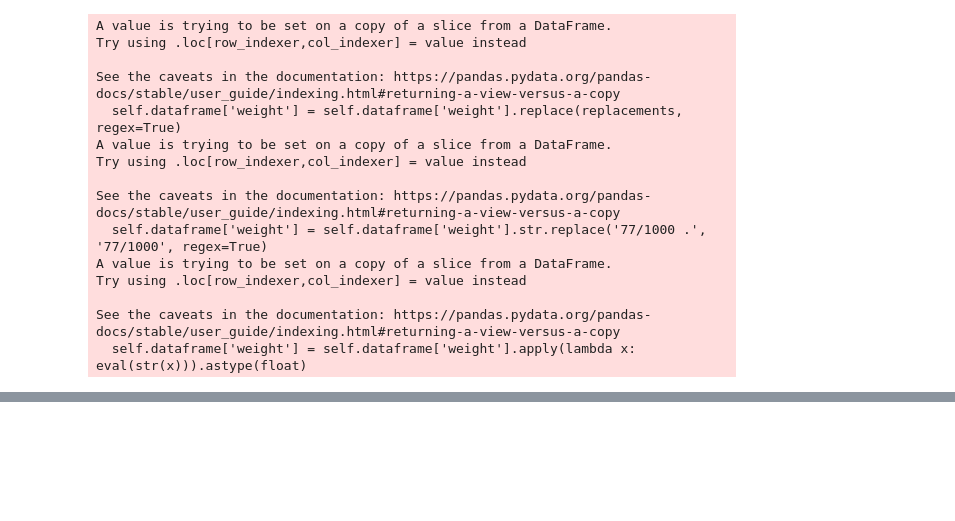
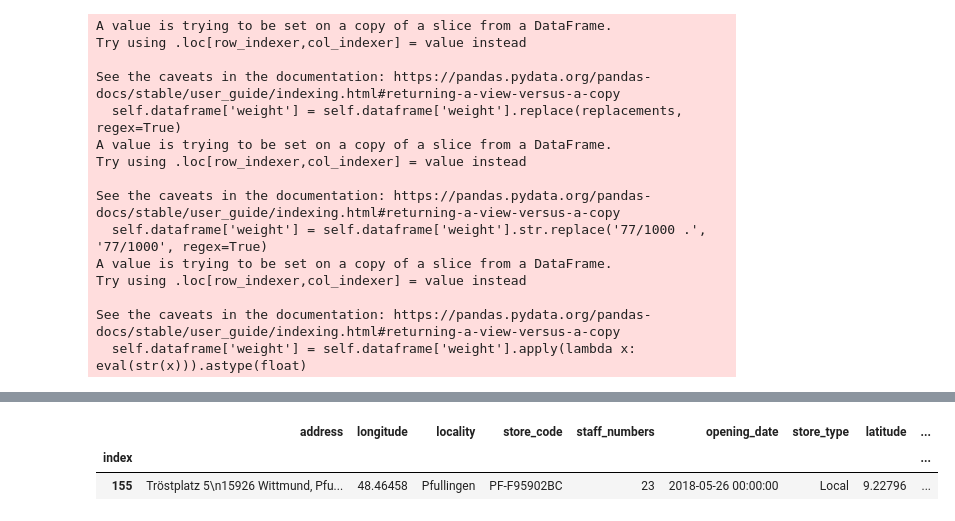
Before and after one commit to KannanThuvakaran/AiCore-Multinational-Retail-Data-Centralisation, a Jupyter notebook: practice.ipynb, the cells around one changed output, grey strips where cells are left out. Saved outputs shown, nothing was run; the diff lists cells and outputs as text; code cells hidden in the pictures; blank space fills up the shorter version.

```diff
--- a/practice.ipynb
+++ b/practice.ipynb
@@ -115,15 +115,17 @@ class DataCleaning:
                              'JCB 15 digit', 'Maestro', 'Mastercard', 'Discover',
                              'VISA 19 digit', 'VISA 16 digit', 'VISA 13 digit']
 
+
         # Filter card data based on card providers
         self.dataframe = self.dataframe[self.dataframe['card_provider'].isin(card_provider_list)]
 
         # Clean and format date columns
-        self.dataframe.loc[:,'expiry_date'] = pd.to_datetime(self.dataframe['expiry_date'], errors='coerce', format='%m/%y')
-        self.dataframe.loc[:,'date_payment_confirmed'] = pd.to_datetime(self.dataframe['date_payment_confirmed'], errors='coerce', format='%Y-%m-%d')
+        self.dataframe.loc[:,'expiry_date'] = pd.to_datetime(self.dataframe['expiry_date'], errors = 'coerce', format='%m-%y')
+        self.dataframe.loc[:,'date_payment_confirmed'] = pd.to_datetime(self.dataframe['date_payment_confirmed'], format='mixed')
+        self.dataframe.loc[:, 'card_number'] = self.dataframe['card_number'].apply(lambda x: "".join(filter(str.isdigit, str(x))))
 
         # Drop NULL values and duplicates
-        self.dataframe = self.dataframe.dropna().drop_duplicates()
+        self.dataframe = self.dataframe.drop_duplicates()
 
         return self.dataframe
 
@@ -136,7 +138,7 @@ class DataCleaning:
         self.dataframe = self.dataframe.drop(columns='lat')
         self.dataframe['staff_numbers'] = self.dataframe['staff_numbers'].apply(lambda x: "".join(filter(str.isdigit, str(x))))
 
-        self.dataframe = self.dataframe.dropna().drop_duplicates()
+        self.dataframe = self.dataframe.drop_duplicates()
 
         return self.dataframe
 
@@ -158,12 +160,13 @@ class DataCleaning:
     def clean_products_data(self):
         self.dataframe.loc[:,'removed'] = self.dataframe['removed'].str.replace('Still_avaliable', 'Still_available')
         self.dataframe = self.dataframe[self.dataframe['removed'].isin(['Still_available', 'Removed'])]
+        self.dataframe.loc[:, 'date_added'] = pd.to_datetime(self.dataframe['date_added'], errors='coerce', format='%Y-%m-%d')
         self.dataframe = self.convert_product_weights()
         return self.dataframe
 
     def clean_orders_data(self):
         self.dataframe = self.dataframe.drop(columns=['level_0', 'first_name', 'last_name', '1'])
-        self.dataframe = self.dataframe.dropna().drop_duplicates()
+        self.dataframe = self.dataframe.drop_duplicates()
         return self.dataframe
 
     def clean_date_times(self):
@@ -230,0 +258,6 @@ date_times_to_sql = DatabaseConnector(file='sales_data_creds.yaml').upload_to_db
+# %%
+stores_data_clean[stores_data_clean['store_code'].astype(str).apply(lambda x: '2BC' in str(x))]
+# %% [output]
+|  | address | longitude | locality | store_code | staff_numbers | opening_date | store_type | latitude | ... |
+| index |  |  |  |  |  |  |  |  | ... |
+| 155 | Tröstplatz 5\n15926 Wittmund, Pfu... | 48.46458 | Pfullingen | PF-F95902BC | 23 | 2018-05-26 00:00:00 | Local | 9.22796 | ... |
```
Also changed, not shown: parts of 5 cells of this notebook, 3 other files.
